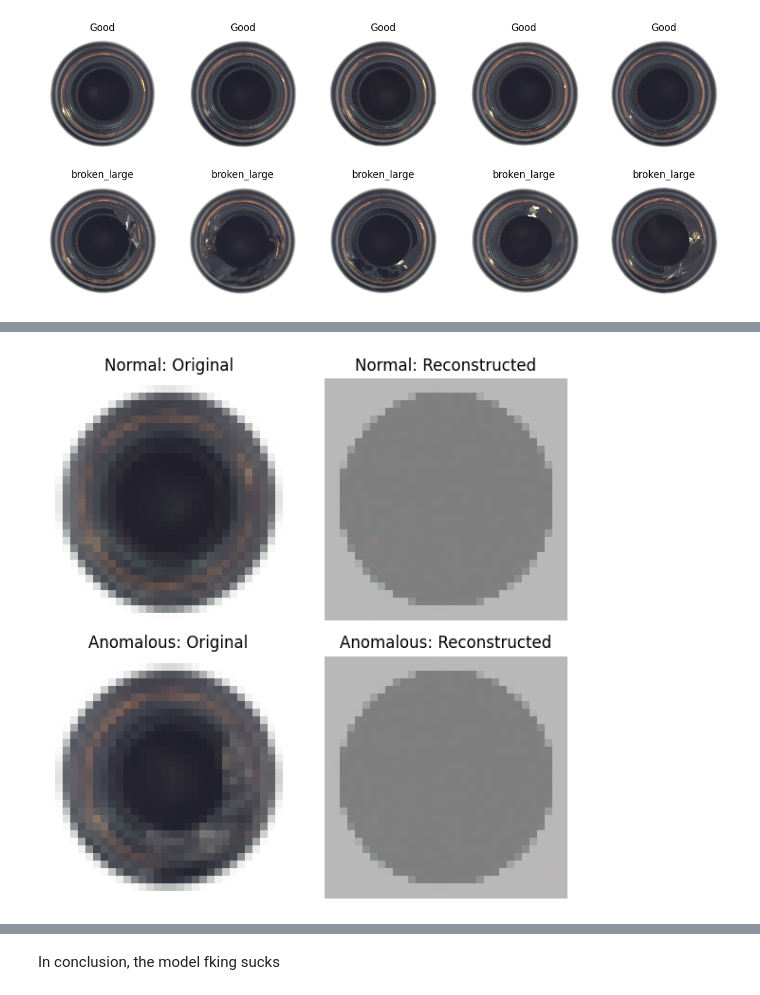
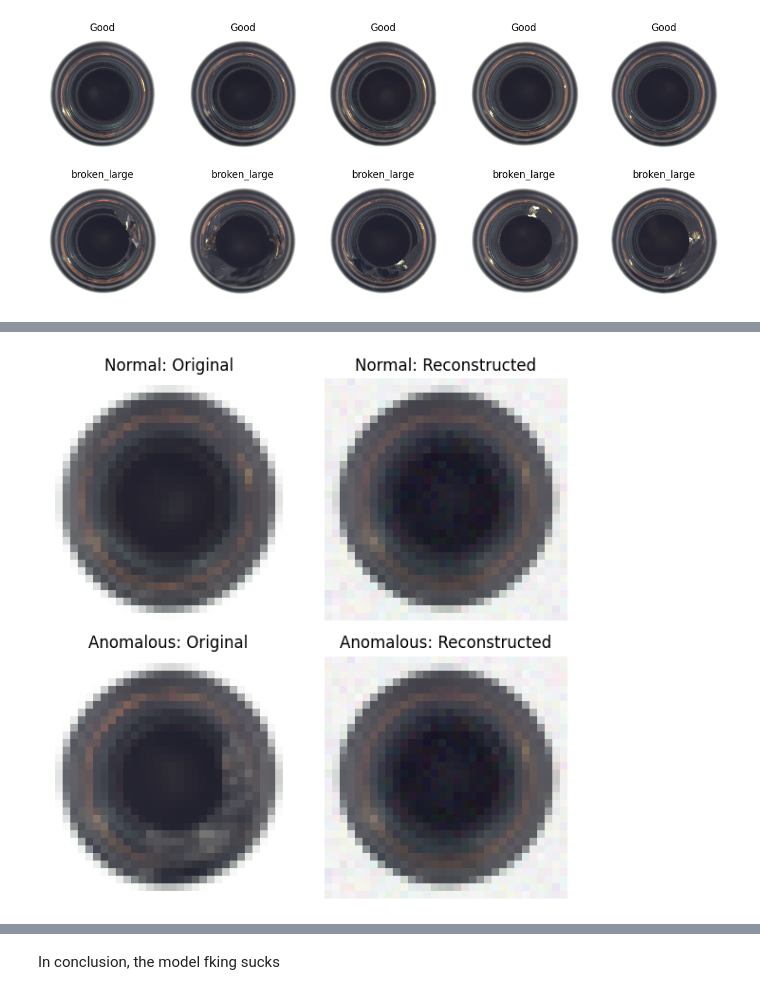
Before and after one commit to xZenshin/Anomaly-Detection, a Jupyter notebook: Anomaly_Detector_3000.ipynb, the cells around one changed output, grey strips where cells are left out. Cells and saved outputs as stored; diff of their text form; code cells hidden in the pictures.

Commit message:
doing same images always

```diff
--- a/Anomaly_Detector_3000.ipynb
+++ b/Anomaly_Detector_3000.ipynb
@@ -228,6 +228,6 @@ def get_anomaly_value(model, test_loader, device='cuda'):
     seperator = (good_errors.sum() + anomaly_errors.sum()) / (good_count + anomaly_count)
     return seperator
 
-anomaly_threshold = get_anomaly_value(ae, test_loader)
+anomaly_threshold = get_anomaly_value(ae, test_loader, device='cpu')
 print(anomaly_threshold)
 # %% [output]
@@ -301,11 +335,11 @@ def plot_original_and_reconstructed_with_anomalies(model, data_loader, device, n
             # Separate normal and anomalous images
             for i in range(len(labels)):
                 if labels[i] == 1 and len(normal_images) < num_images:
-                    normal_images.append(denormalize(batch_data[i]))
-                    normal_reconstructions.append(denormalize(reconstructed[i]))
+                    normal_images.append(batch_data[i])
+                    normal_reconstructions.append(reconstructed[i])
                 elif labels[i] == 0 and len(anomalous_images) < num_images:
-                    anomalous_images.append(denormalize(batch_data[i]))
-                    anomalous_reconstructions.append(denormalize(reconstructed[i]))
+                    anomalous_images.append((batch_data[i]))
+                    anomalous_reconstructions.append((reconstructed[i]))
 
             # Break if we have enough samples for both categories
             if len(normal_images) >= num_images and len(anomalous_images) >= num_images:
@@ -320,34 +354,34 @@ def plot_original_and_reconstructed_with_anomalies(model, data_loader, device, n
         axes[2 * i, 0].axis('off')
 
         axes[2 * i, 1].imshow(normal_reconstructions[i].transpose(1, 2, 0))  # CHW to HWC
         axes[2 * i, 1].set_title("Normal: Reconstructed")
         axes[2 * i, 1].axis('off')
 
         # Anomalous images
         axes[2 * i + 1, 0].imshow(anomalous_images[i].transpose(1, 2, 0))  # CHW to HWC
         axes[2 * i + 1, 0].set_title("Anomalous: Original")
         axes[2 * i + 1, 0].axis('off')
 
         axes[2 * i + 1, 1].imshow(anomalous_reconstructions[i].transpose(1, 2, 0))  # CHW to HWC
         axes[2 * i + 1, 1].set_title("Anomalous: Reconstructed")
         axes[2 * i + 1, 1].axis('off')
 
     plt.tight_layout()
     plt.show()
 
 def denormalize(image):
     mean = (0.5, 0.5, 0.5)
     std = (0.229, 0.224, 0.225)
     # Reverse the normalization
     im = torch.from_numpy(image)
     for t, m, s in zip(im, mean, std):
         t.mul_(s).add_(m)  # t = (t * std) + mean
     return im.numpy()
 
 
 plot_original_and_reconstructed_with_anomalies(ae, test_loader, device)
 # %% [output]
-[figure, old version]
+[figure, new version]
 # %%
 def plot_reconstruction_error1(threshold, recon_error, labels, pred ):
     reconstruction_errors = np.array(recon_error)
```
Also changed, not shown: parts of 6 cells of this notebook.
